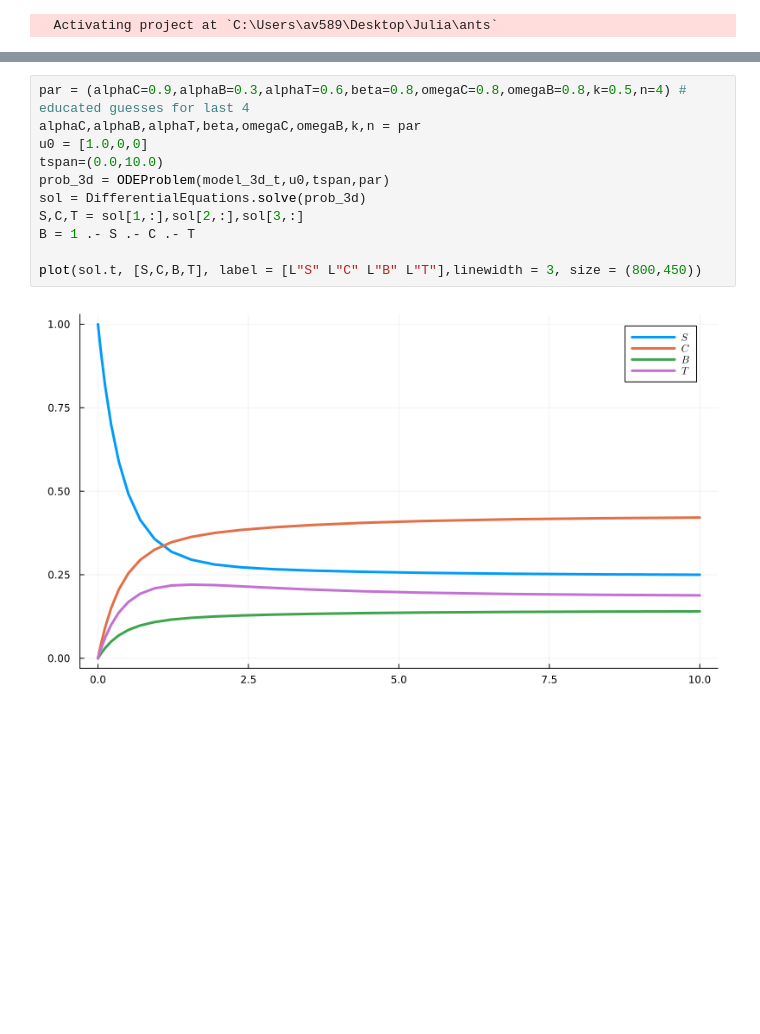
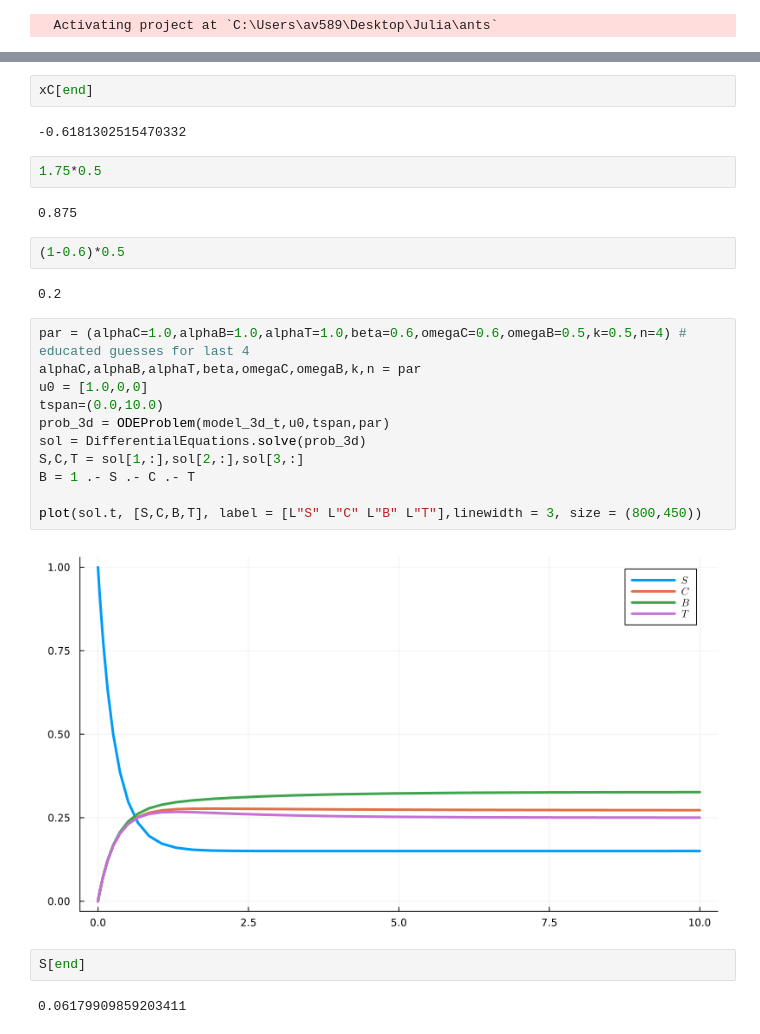
Before and after one commit to valentine-alia/MAE-6870, a Jupyter notebook: project/set_up_integration.ipynb, the cells around one changed output, grey strips where cells are left out. Drawn from its saved outputs; the diff is of its cells as text; blank space fills up the shorter version.

```diff
--- a/project/set_up_integration.ipynb
+++ b/project/set_up_integration.ipynb
@@ -67,13 +99,29 @@ plot(p1,p2,size=(1000,400))
+# %%
+xC[end]
+# %% [output]
+-0.6181302515470332
+# %%
+1.75*0.5
+# %% [output]
+0.875
+# %%
+(1-0.6)*0.5
+# %% [output]
+0.2
 # %%
-par = (alphaC=0.9,alphaB=0.3,alphaT=0.6,beta=0.8,omegaC=0.8,omegaB=0.8,k=0.5,n=4) # educated guesses for last 4
+par = (alphaC=1.0,alphaB=1.0,alphaT=1.0,beta=0.6,omegaC=0.6,omegaB=0.5,k=0.5,n=4) # educated guesses for last 4
 alphaC,alphaB,alphaT,beta,omegaC,omegaB,k,n = par
 u0 = [1.0,0,0]
 tspan=(0.0,10.0)
 prob_3d = ODEProblem(model_3d_t,u0,tspan,par)
 sol = DifferentialEquations.solve(prob_3d)
 S,C,T = sol[1,:],sol[2,:],sol[3,:]
 B = 1 .- S .- C .- T
 
 plot(sol.t, [S,C,B,T], label = [L"S" L"C" L"B" L"T"],linewidth = 3, size = (800,450))
 # %% [output]
-[figure, old version]
+[figure, new version]
+# %%
+S[end]
+# %% [output]
+0.06179909859203411
```
Also changed, not shown: parts of 6 cells of this notebook, 2 other files.
